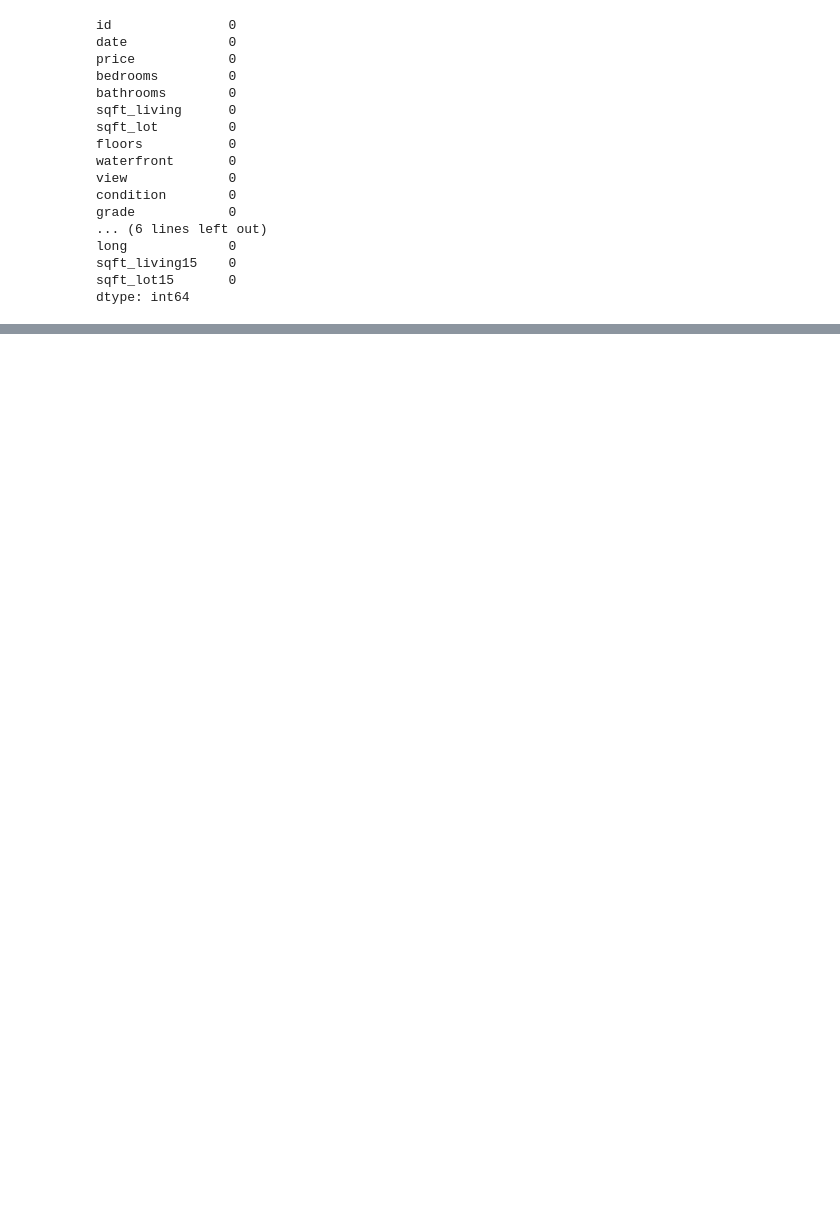
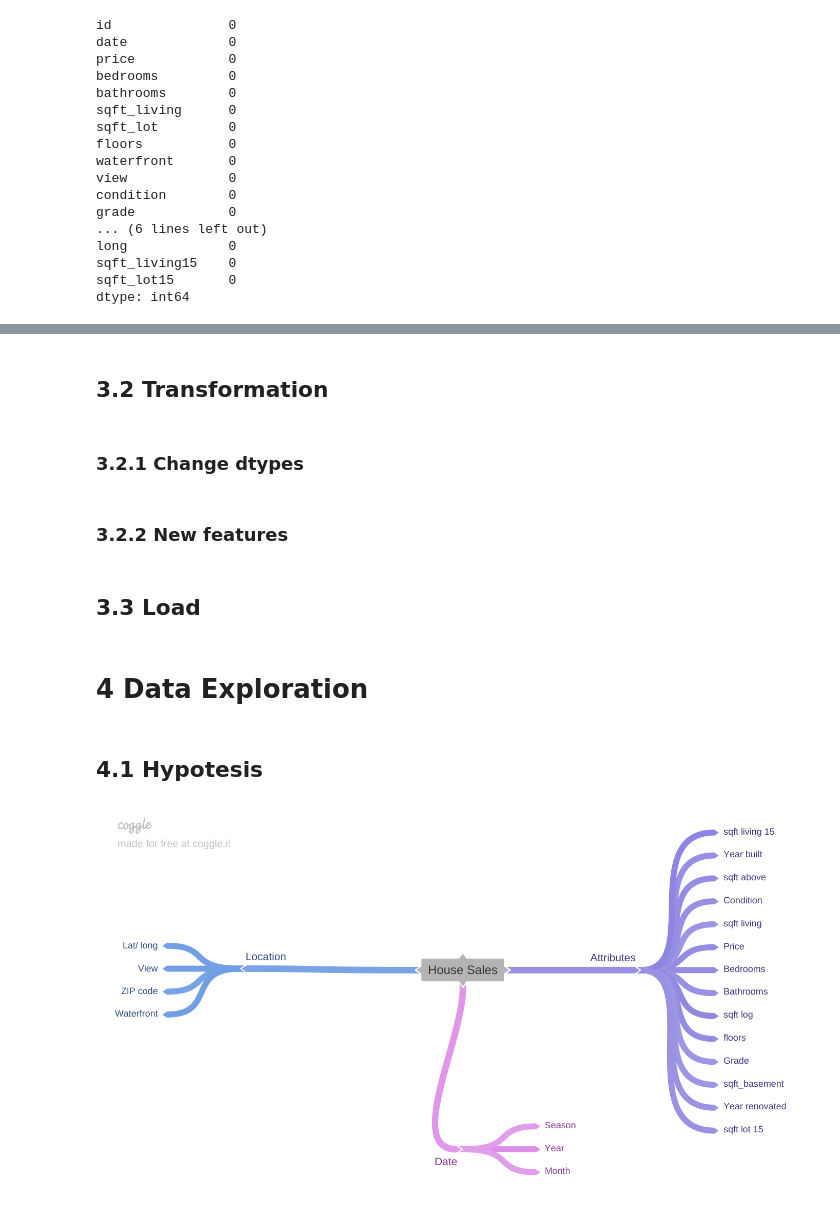
Before and after one commit to MarcosRMG/zero-ao-ds, a Jupyter notebook: notebooks/Insights Projetct.ipynb, the cells around one changed output, grey strips where cells are left out. Saved outputs shown, nothing was run; the diff lists cells and outputs as text; code cells hidden in the pictures; blank space fills up the shorter version.

Commit message:
data exploratoy

```diff
--- a/notebooks/Insights Projetct.ipynb
+++ b/notebooks/Insights Projetct.ipynb
@@ -269,0 +162,4 @@ data[['quarter', 'price']].groupby('quarter').median().plot(kind='bar')
+# %% [markdown]
+## 3.2 Transformation
+# %% [markdown]
+### 3.2.1 Change dtypes
@@ -269,0 +172,2 @@ data[['quarter', 'price']].groupby('quarter').median().plot(kind='bar')
+# %% [markdown]
+### 3.2.2 New features
@@ -269,0 +182,2 @@ data[['quarter', 'price']].groupby('quarter').median().plot(kind='bar')
+# %% [markdown]
+## 3.3 Load
@@ -269,0 +186,2 @@ data[['quarter', 'price']].groupby('quarter').median().plot(kind='bar')
+# %% [markdown]
+# 4 Data Exploration
@@ -269,0 +190,6 @@ data[['quarter', 'price']].groupby('quarter').median().plot(kind='bar')
+# %% [markdown]
+## 4.1 Hypotesis
+# %%
+Image('../img/House_Sales.png')
+# %% [output]
+[figure, added]
```
Also changed, not shown: parts of 63 cells of this notebook.
